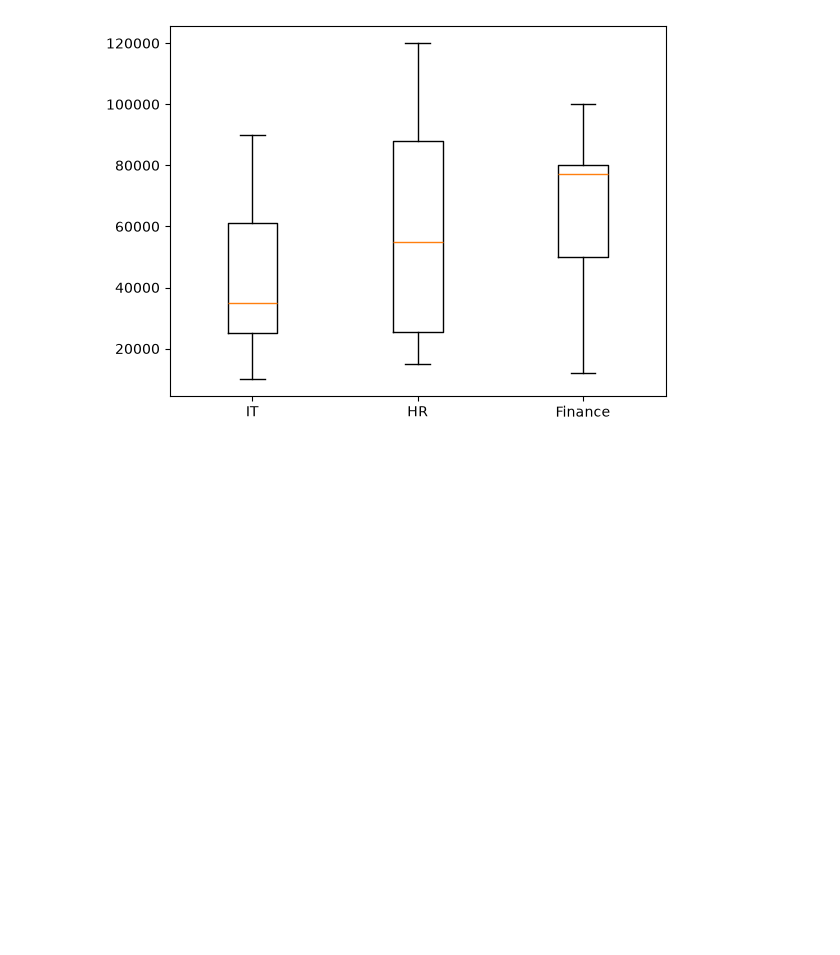
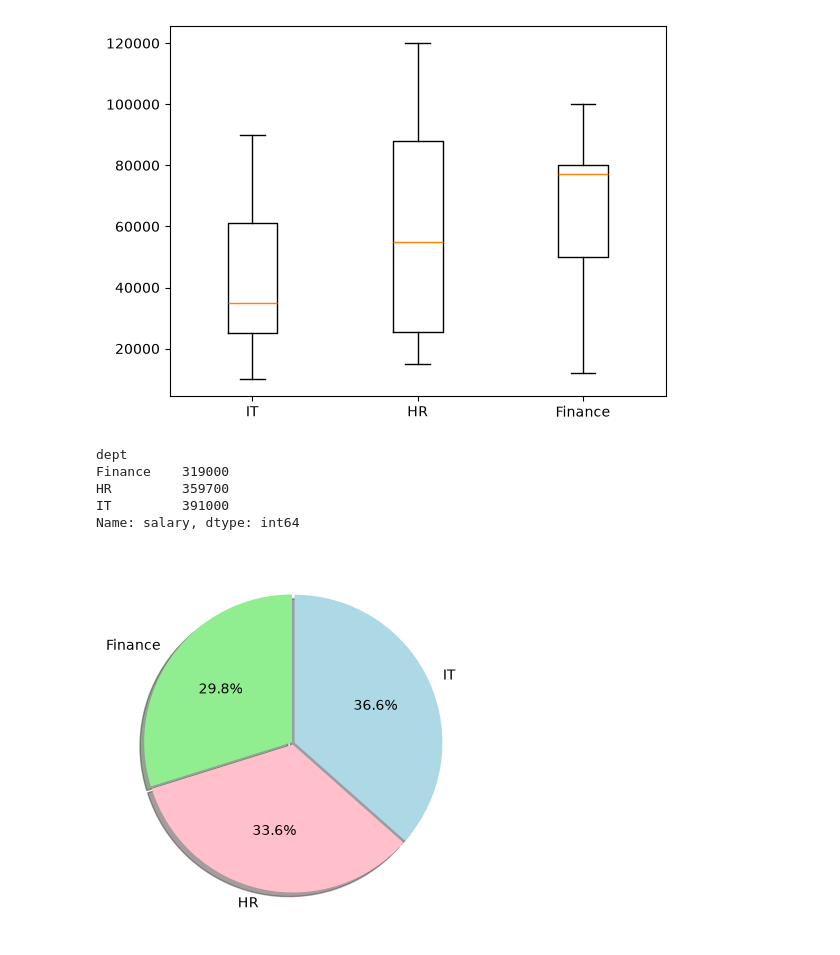
Before and after one commit to khushbu9119/Matplotlib, a Jupyter notebook: learning.ipynb, the cells around one changed output. Cells and saved outputs as stored; diff of their text form; code cells hidden in the pictures; blank space fills up the shorter version.

Commit message:
learning about plots

```diff
--- a/learning.ipynb
+++ b/learning.ipynb
@@ -221,3 +221,16 @@ plt.show()
 [figure]
 # %%
 #pie chart
+salary_by_dept=df.groupby('dept')['salary'].sum()
+salary_by_dept
+# %% [output]
+dept
+Finance    319000
+HR         359700
+IT         391000
+Name: salary, dtype: int64
+# %%
+plt.pie(salary_by_dept,colors=['lightgreen','pink','lightblue'],labels=salary_by_dept.index,autopct='%1.1f%%',shadow=10,startangle=90,explode=[0.01,0.01,0.01])
+plt.show()
+# %% [output]
+[figure, added]
```
Also changed, not shown: parts of 1 cell of this notebook.
